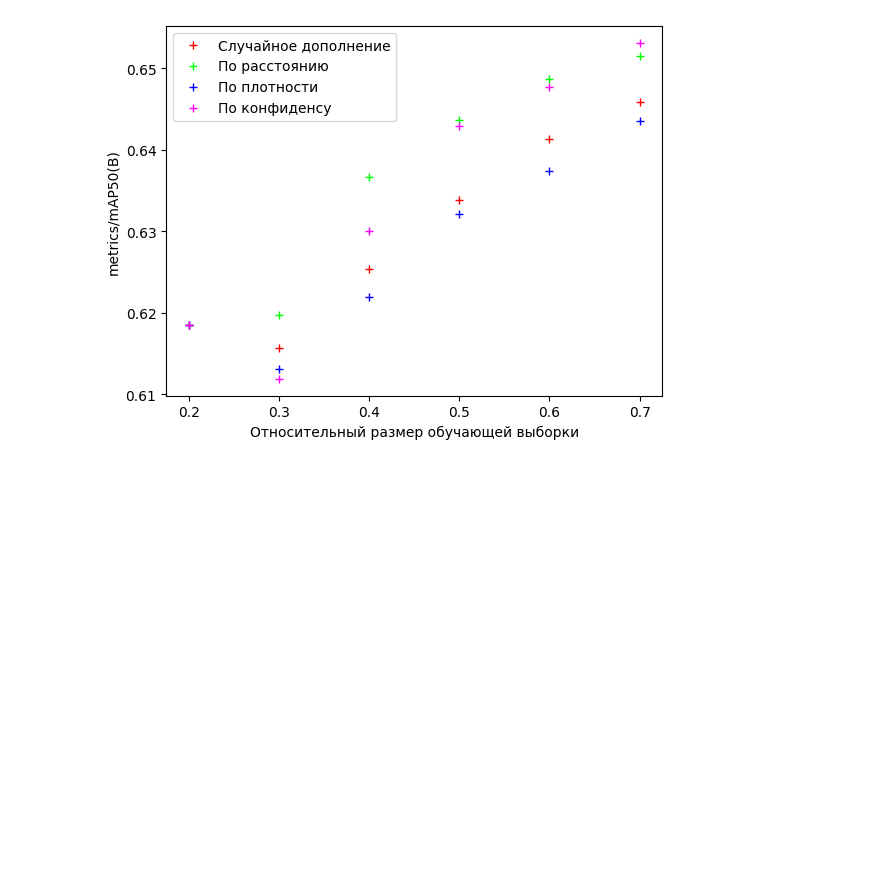
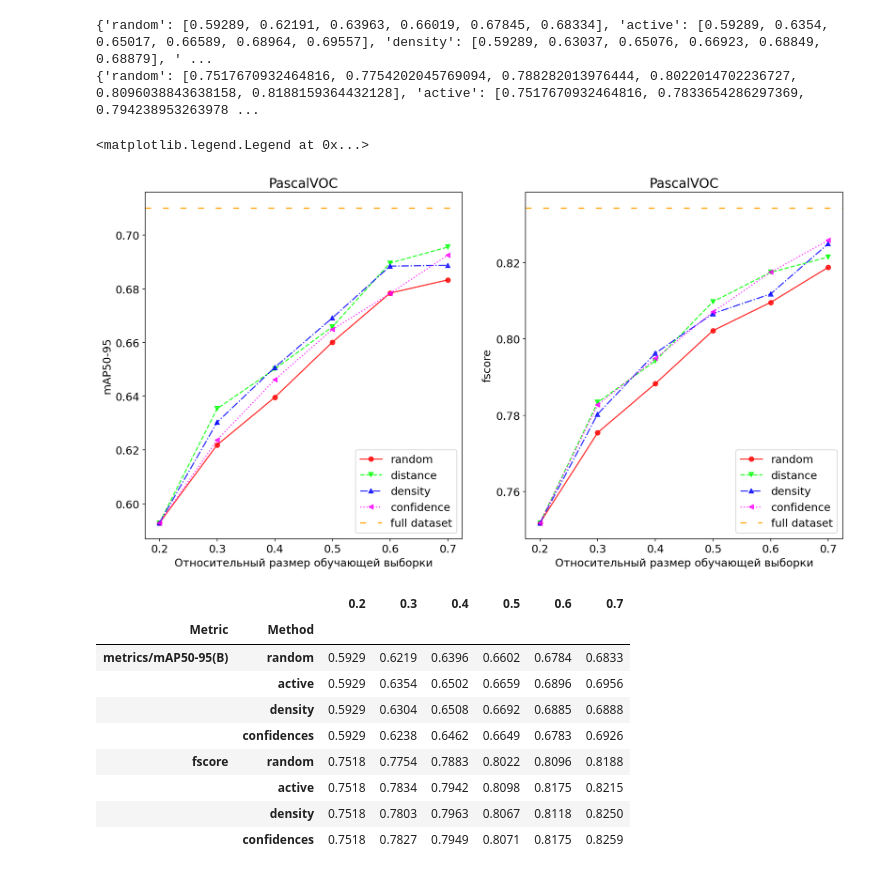
Before and after one commit to setupishe/AL_roialign, a Jupyter notebook: show_metrics.ipynb, the cells around one changed output. Drawn from its saved outputs; the diff is of its cells as text; code cells hidden in the pictures; blank space fills up the shorter version.

```diff
--- a/show_metrics.ipynb
+++ b/show_metrics.ipynb
@@ -141,0 +249,27 @@ plot_metrics(methods, base_path, fractions, "metrics/recall(B)")
+# %%
+base_path = "/home/setupishe/ultralytics/runs/detect/VOC_{method}/results.csv"
+fractions = ["0.2"] + [f"0.{i}" for i in range(3, 8)]
+
+# Define base paths and labels
+methods = {
+    "random": {
+        "path": "random_{fraction}",
+        "label": "random",
+        "color": [1, 0, 0],
+    },
+    "active": {
+        "path": "distance_{fraction}",
+        "label": "distance",
+        "color": [0, 1, 0],
+    },
+    "density": {
+        "path": "density_{fraction}",
+        "label": "density",
+        "color": [0, 0, 1],
+    },
+    "confidences": {
+        "path": "confidences_{fraction}",
+        "label": "confidence",
+        "color": [1, 0, 1],
+    },
+}
@@ -142,4 +278,33 @@ plot_metrics(methods, base_path, fractions, "metrics/recall(B)")
+# %%
+# Create a figure with two subplots side by side
+plt.figure(figsize=(16, 8), dpi=150)  # Adjust the size as needed
+
+# First subplot
+plt.subplot(1, 2, 1)  # 1 row, 2 columns, first plot
+plot_metrics(methods, base_path, fractions, "metrics/mAP50-95(B)", "PascalVOC")
+plt.axhline(y=0.71016, color="orange", linestyle=(0, (5, 10)), label="full dataset")
+plt.legend()
+
+# Second subplot
+plt.subplot(1, 2, 2)  # 1 row, 2 columns, second plot
+plot_metrics(methods, base_path, fractions, "fscore", "PascalVOC")
+plt.axhline(y=0.8344, color="orange", linestyle=(0, (5, 10)), label="full dataset")
+plt.legend()
+# %% [output]
+{'random': [0.59289, 0.62191, 0.63963, 0.66019, 0.67845, 0.68334], 'active': [0.59289, 0.6354, 0.65017, 0.66589, 0.68964, 0.69557], 'density': [0.59289, 0.63037, 0.65076, 0.66923, 0.68849, 0.68879], ' ...
+{'random': [0.7517670932464816, 0.7754202045769094, 0.788282013976444, 0.8022014702236727, 0.8096038843638158, 0.8188159364432128], 'active': [0.7517670932464816, 0.7833654286297369, 0.794238953263978 ...
+<matplotlib.legend.Legend at 0x...>
+[figure, added]
 # %%
-plot_metrics(methods, base_path, fractions, "metrics/mAP50(B)")
+get_metrics_dataframe(methods, base_path, fractions, ["metrics/mAP50-95(B)", "fscore"])
 # %% [output]
-[figure, removed]
+|  |  | 0.2 | 0.3 | 0.4 | 0.5 | 0.6 | 0.7 |
+| Metric | Method |  |  |  |  |  |  |
+| metrics/mAP50-95(B) | random | 0.5929 | 0.6219 | 0.6396 | 0.6602 | 0.6784 | 0.6833 |
+|  | active | 0.5929 | 0.6354 | 0.6502 | 0.6659 | 0.6896 | 0.6956 |
+|  | density | 0.5929 | 0.6304 | 0.6508 | 0.6692 | 0.6885 | 0.6888 |
+|  | confidences | 0.5929 | 0.6238 | 0.6462 | 0.6649 | 0.6783 | 0.6926 |
+| fscore | random | 0.7518 | 0.7754 | 0.7883 | 0.8022 | 0.8096 | 0.8188 |
+|  | active | 0.7518 | 0.7834 | 0.7942 | 0.8098 | 0.8175 | 0.8215 |
+|  | density | 0.7518 | 0.7803 | 0.7963 | 0.8067 | 0.8118 | 0.8250 |
+|  | confidences | 0.7518 | 0.7827 | 0.7949 | 0.8071 | 0.8175 | 0.8259 |
```
Also changed, not shown: parts of 26 cells of this notebook, 1 other file.
